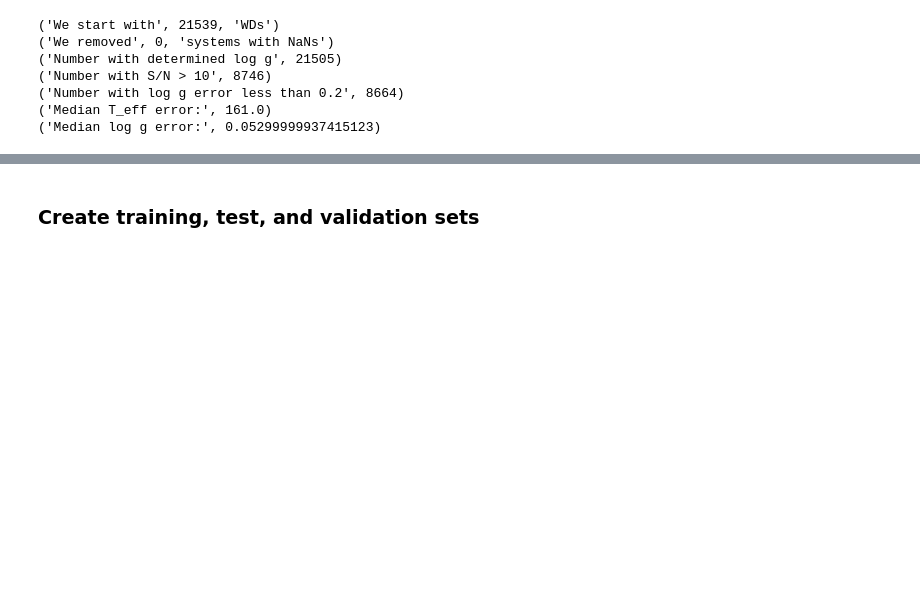
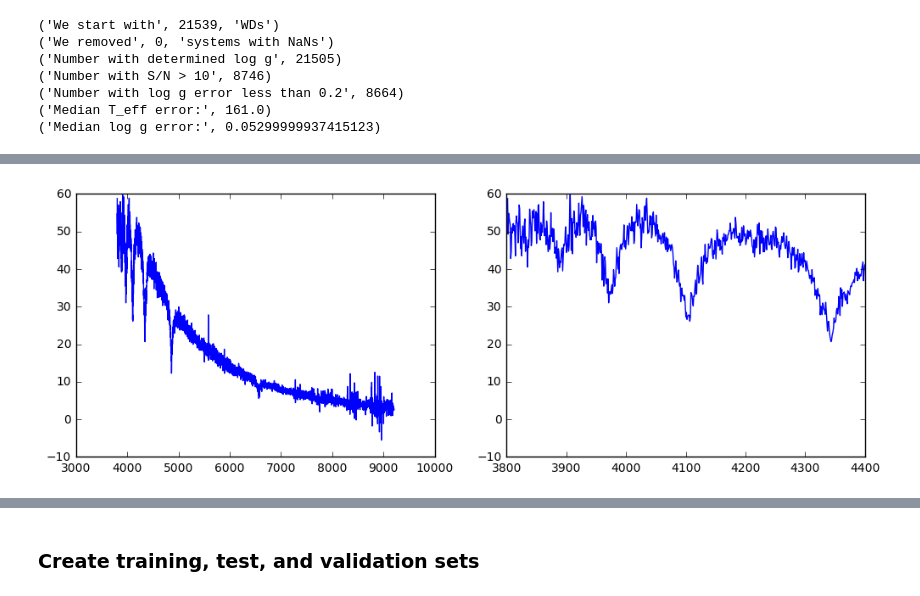
Before and after one commit to astrophysically/WDSpectralFitting, a Jupyter notebook: notebooks/WD Spectra.ipynb, the cells around one changed output, grey strips where cells are left out. Saved outputs shown, nothing was run; the diff lists cells and outputs as text; code cells hidden in the pictures; blank space fills up the shorter version.

```diff
--- a/notebooks/WD Spectra.ipynb
+++ b/notebooks/WD Spectra.ipynb
@@ -218,0 +219,3 @@ Could not download spectra: 6686 56412 868
+# %%
+good_WD = good_WD[good_WD['file'] != ''] #removes failed downloads
+print("Number of spectra downloaded:", len(good_WD))
@@ -218,0 +455,4 @@ Could not download spectra: 6686 56412 868
+# %%
+zz = MaskedColumn(np.arange(len(good_WD)), name='z', mask=True)
+
+good_WD.add_column(zz)
@@ -240,7 +489,7 @@ def get_filename(plate,mjd,fiber,wd):
     return str(name[0])
 # %%
 def plot_spec(plate,mjd,fiber,wd):
-    fits_spec = fits.open(get_filename(plate,mjd,fiber,wd))
+    fits_spec = fits.open('../data/'+get_filename(plate,mjd,fiber,wd))
     wavelength = 10**fits_spec[1].data['loglam']
     flux = fits_spec[1].data['flux']
     fig, ax = plt.subplots(1, 2, figsize=(12,4))
@@ -253 +500,5 @@ plot_spec(337,51997,195,WD)
+# %%
+plot_spec(963,52643,527,good_WD)
+# %% [output]
+[figure, added]
 # %%
```
Also changed, not shown: parts of 20 cells of this notebook, 1 other file.
